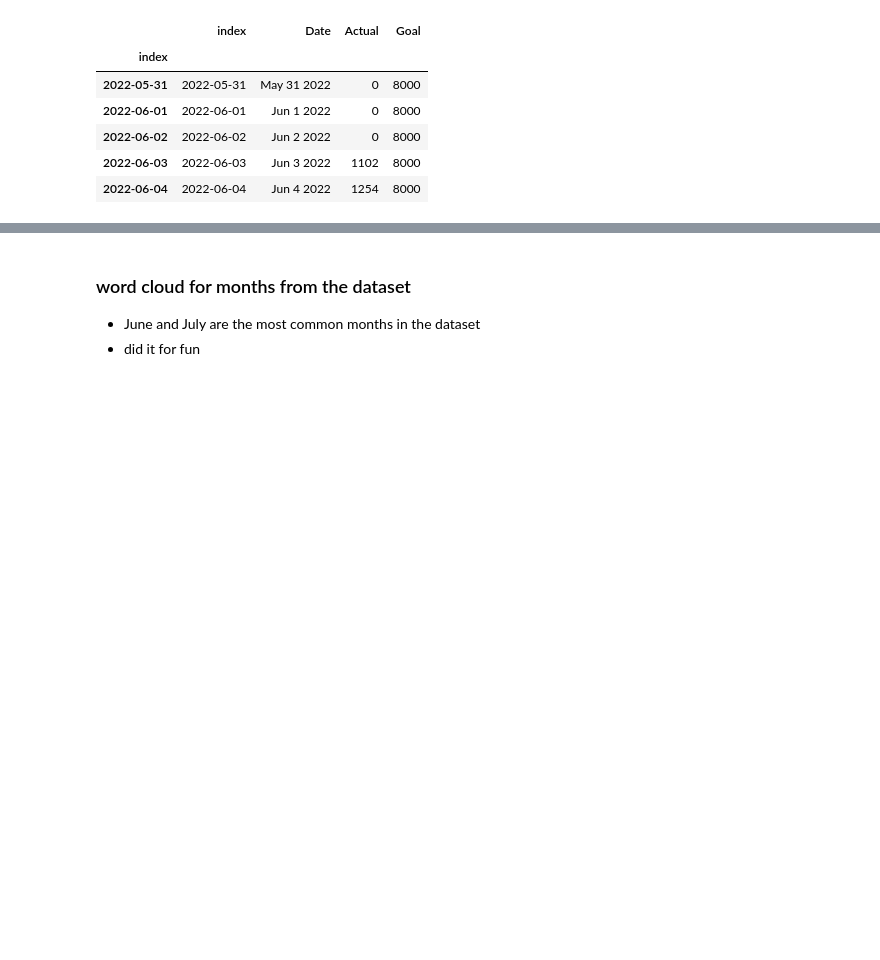
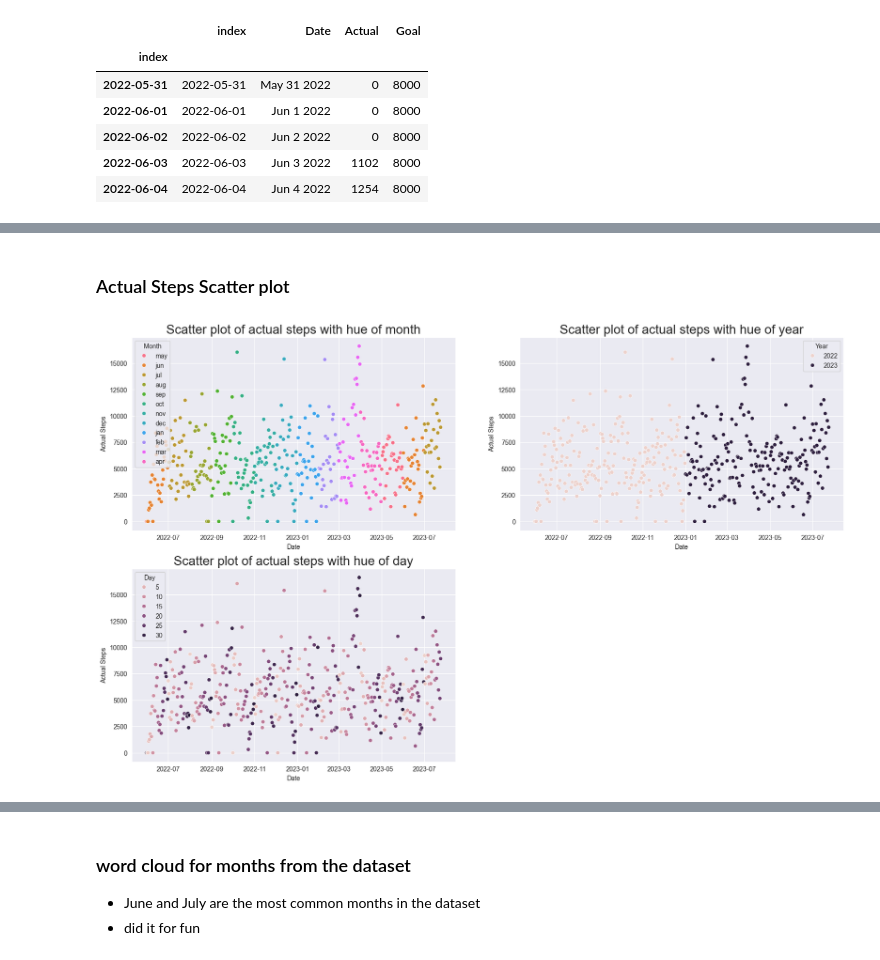
Before and after one commit to kibambe-0167/time-series-analysis, a Jupyter notebook: app.ipynb, the cells around one changed output, grey strips where cells are left out. Drawn from its saved outputs; the diff is of its cells as text; code cells hidden in the pictures; blank space fills up the shorter version.

```diff
--- a/app.ipynb
+++ b/app.ipynb
@@ -501,0 +453,26 @@ df.head()
+# %% [markdown]
+### Actual Steps Scatter plot
+# %%
+plt.figure(figsize=(20,12))
+
+plt.subplot(2, 2, 1)
+sns.scatterplot(data=df_ds, x= df_ds.index, y='Actual', hue='Month')
+plt.title("Scatter plot of actual steps with hue of month", fontsize=20)
+plt.ylabel("Actual Steps")
+plt.xlabel("Date")
+
+plt.subplot(2, 2, 2)
+sns.scatterplot(data=df_ds, x= df_ds.index, y='Actual', hue='Year')
+plt.title("Scatter plot of actual steps with hue of year", fontsize=20)
+plt.ylabel("Actual Steps")
+plt.xlabel("Date")
+
+plt.subplot(2, 2, 3)
+sns.scatterplot(data=df_ds, x= df_ds.index, y='Actual', hue='Day')
+plt.title("Scatter plot of actual steps with hue of day", fontsize=20)
+plt.ylabel("Actual Steps")
+plt.xlabel("Date")
+
+plt.show()
+# %% [output]
+[figure, added]
```
Also changed, not shown: parts of 28 cells of this notebook, 1 other file.
